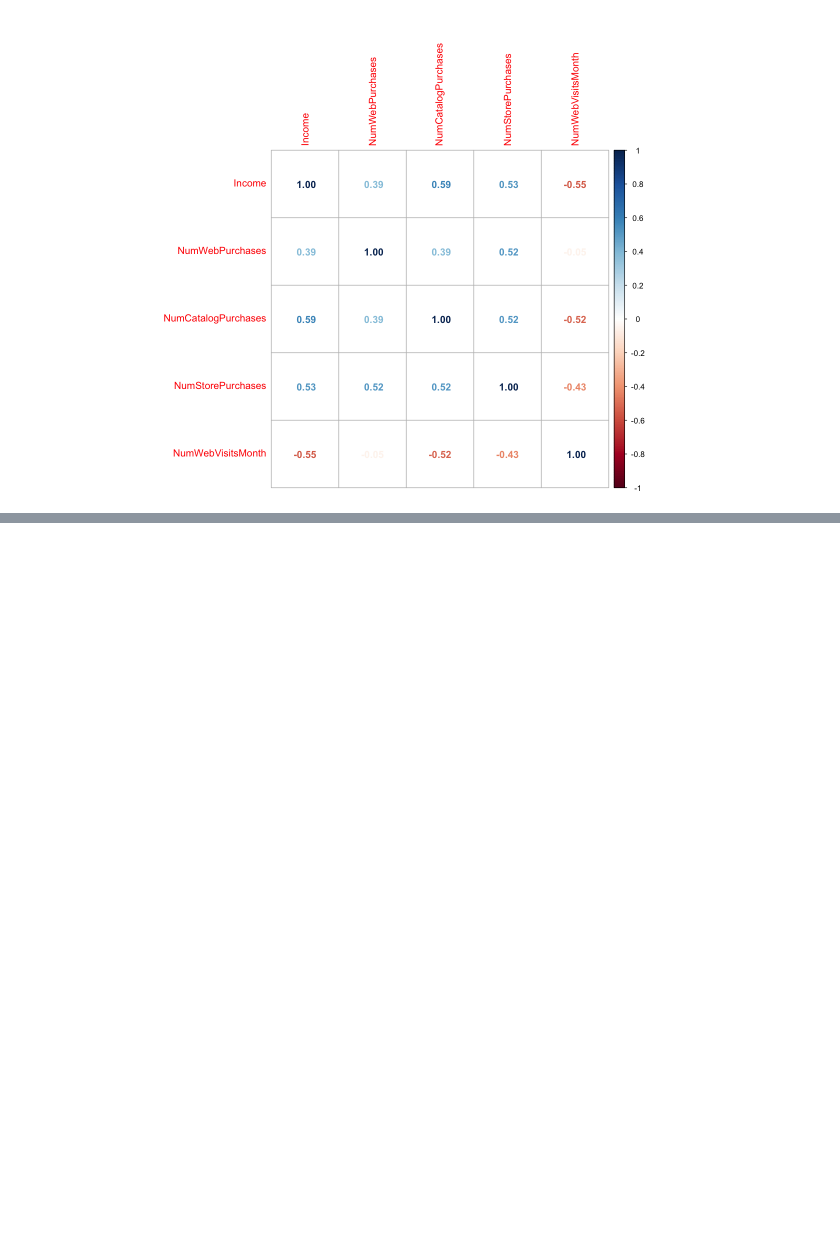
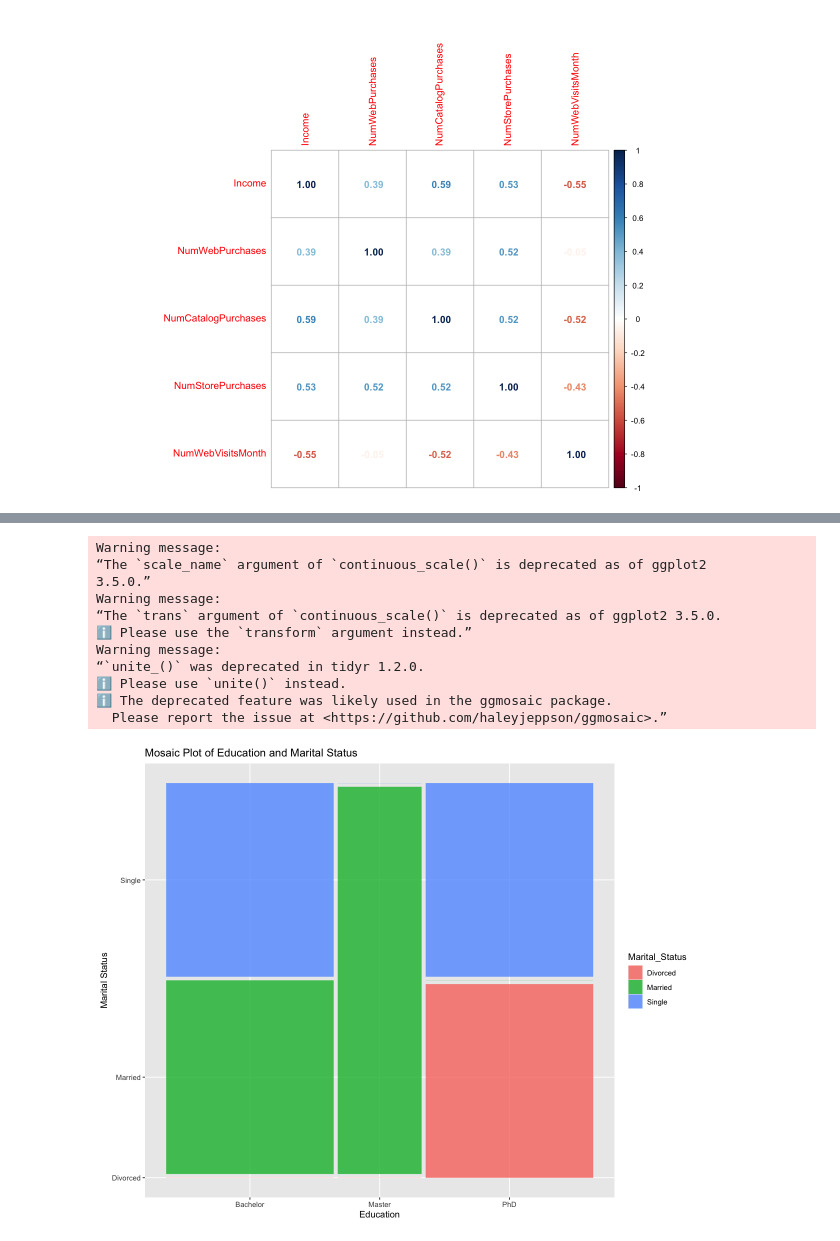
Before and after one commit to DrakenRaptor/STAT301_ProjectGrp26, a Jupyter notebook: Individual Assignment (Project).ipynb, the cells around one changed output, grey strips where cells are left out. Drawn from its saved outputs; the diff is of its cells as text; code cells hidden in the pictures; blank space fills up the shorter version.

Commit message:
Added Mosaic plot

```diff
--- a/Individual Assignment (Project).ipynb
+++ b/Individual Assignment (Project).ipynb
@@ -261,0 +212,23 @@ Signif. codes:  0 ‘***’ 0.001 ‘**’ 0.01 ‘*’ 0.05 ‘.’ 0.1 ‘ ’
+# %%
+market_data <- data.frame(
+  Education = factor(c("PhD", "Master", "Bachelor", "PhD", "Bachelor")),
+  Marital_Status = factor(c("Single", "Married", "Single", "Divorced", "Married"))
+)
+
+# Create a mosaic plot
+ggplot(data = market_data) +
+  geom_mosaic(aes(weight = 1, x = product(Education), fill = Marital_Status)) +
+  labs(title = "Mosaic Plot of Education and Marital Status", x = "Education", y = "Marital Status")
+# %% [output]
+Warning message:
+“The `scale_name` argument of `continuous_scale()` is deprecated as of ggplot2
+3.5.0.”
+Warning message:
+“The `trans` argument of `continuous_scale()` is deprecated as of ggplot2 3.5.0.
+ℹ Please use the `transform` argument instead.”
+Warning message:
+“`unite_()` was deprecated in tidyr 1.2.0.
+ℹ Please use `unite()` instead.
+ℹ The deprecated feature was likely used in the ggmosaic package.
+  Please report the issue at <https://github.com/haleyjeppson/ggmosaic>.”
+[figure, added]
```
Also changed, not shown: parts of 3 cells of this notebook.
